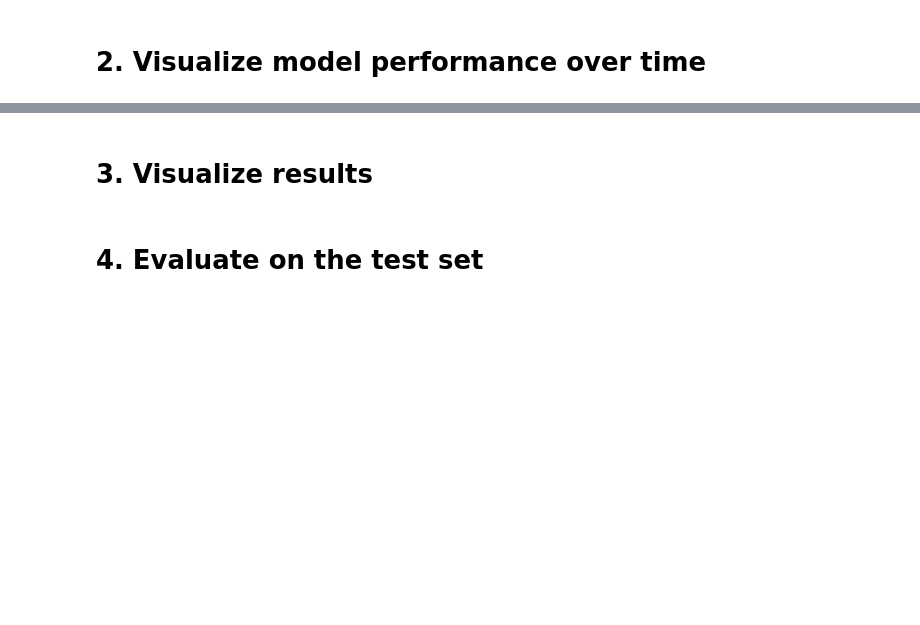
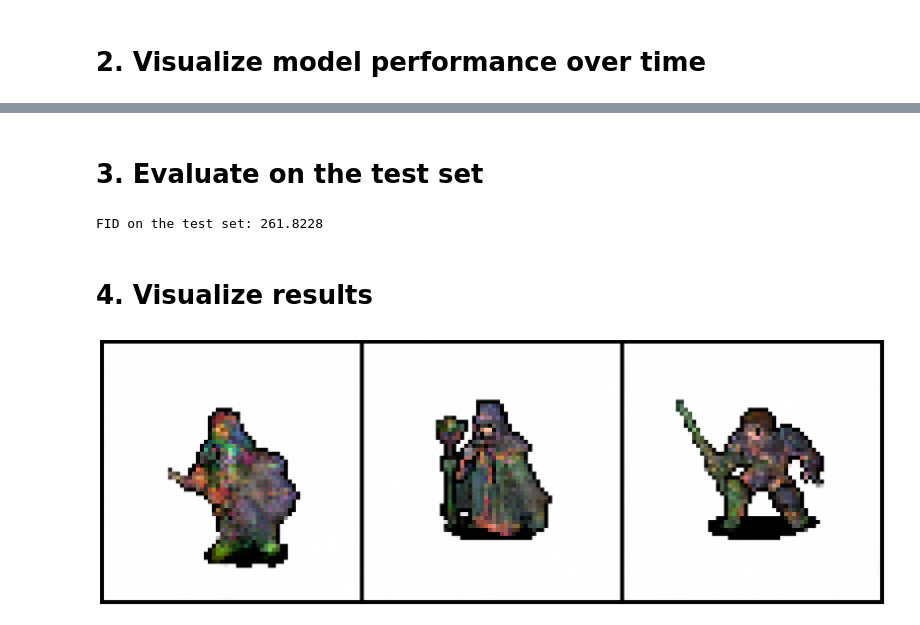
Before and after one commit to mradovic38/sprite-flow, a Jupyter notebook: training/experiments/unet_mid/train.ipynb, the cells around one changed output, grey strips where cells are left out. Drawn from its saved outputs; the diff is of its cells as text; code cells hidden in the pictures; blank space fills up the shorter version.

Commit message:
Train the mid UNet

```diff
--- a/training/experiments/unet_mid/train.ipynb
+++ b/training/experiments/unet_mid/train.ipynb
@@ -83,2 +96,10 @@ visualize_training_logs(log_path="training/experiments/unet_mid/training_log.csv
+# %% [markdown]
+# 3. Evaluate on the test set
+# %%
+test_fid = trainer.evaluate(batch_size=64, device=device, num_timesteps=100, mode="test")
+
+print(f"FID on the test set: {test_fid:.4f}")
+# %% [output]
+FID on the test set: 261.8228
 # %% [markdown]
-# 3. Visualize results
+# 4. Visualize results
@@ -85,20 +120,19 @@ visualize_training_logs(log_path="training/experiments/unet_mid/training_log.csv
 # %%
 # Parameters
 num_samples = 3
-num_timesteps = 300
+num_timesteps = 150
 
 # Load model from checkpoints
-cp = torch.load('training/experiments/unet_mid/best_model.pt', map_location=device)
+cp = torch.load("training/experiments/unet_mid/ema_weights.pth", map_location=device)
 model = PixelArtUNet(
     channels = [128, 256, 512, 512],
     num_residual_layers = 2,
     t_embed_dim = 128,
     midcoder_dropout_p=0.2
 ).to(device)
-model.load_state_dict(cp["model_state"])
-model.eval()
+model.load_state_dict(cp)
+model.eval
 
-# Load path
 sampler = PixelArtSampler('dataset/images').to(device)
 path = GaussianConditionalProbabilityPath(
     p_data=sampler,
@@ -110,33 +144,33 @@ path = GaussianConditionalProbabilityPath(
 # Simulate
 ts = torch.linspace(0, 1, num_timesteps).view(1, -1, 1, 1, 1).expand(num_samples, -1, 1, 1, 1).to(device)
 x0 = path.p_simple.sample(num_samples).to(device)  # (num_samples, 4, 128, 128)
 
 # Run simulation
-ode = UnguidedVectorFieldODE(model)
+ode = UnguidedVectorFieldODE(unet)
 simulator = EulerSimulator(ode)
 x1 = simulator.simulate(x0, ts)  # (num_samples, 4, 128, 128)
 
 # Keep RGBA
 rgba = x1[:, :4]  # (num_samples, 4, H, W)
 
 # Separate channels
 rgb = rgba[:, :3]
 alpha = rgba[:, 3:4]  # shape (N, 1, H, W)
 rgb = (rgb + 1) / 2  # → [0, 1]
 alpha = (alpha + 1) / 2  # → [0, 1]
 
 # Composite over white background
 white_bg = torch.ones_like(rgb)  # all ones = white
 img = alpha * rgb + (1 - alpha) * white_bg
 
 # Make grid
 grid = make_grid(img, nrow=num_samples, normalize=False)
 
 # Plot
 plt.figure(figsize=(20, 10))
 plt.imshow(grid.permute(1, 2, 0).clamp(0, 1).cpu().numpy())
 plt.axis("off")
 plt.tight_layout()
 plt.show()
+# %% [output]
+[figure, added]
-# %% [markdown]
-# 4. Evaluate on the test set
```
Also changed, not shown: parts of 4 cells of this notebook.
